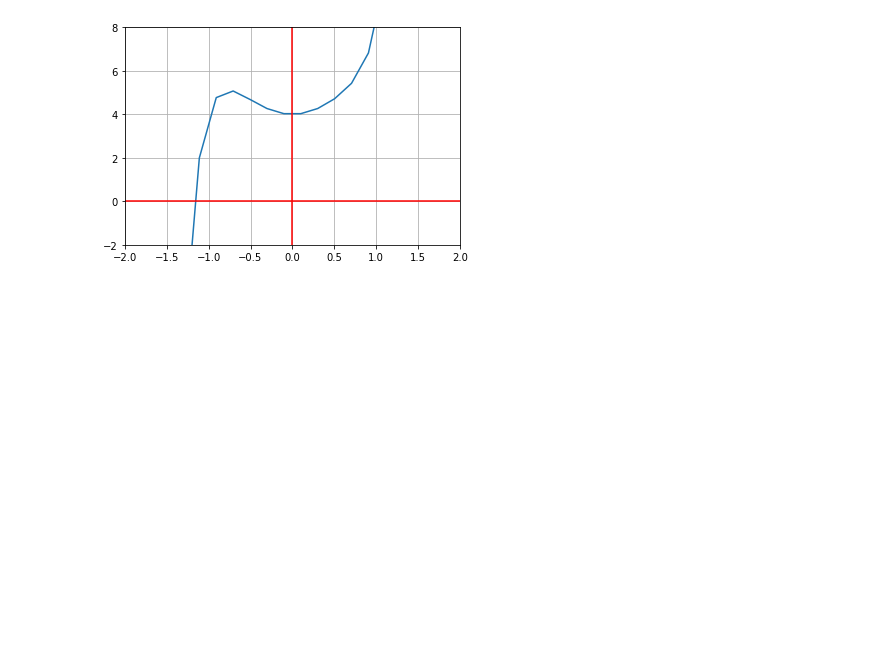
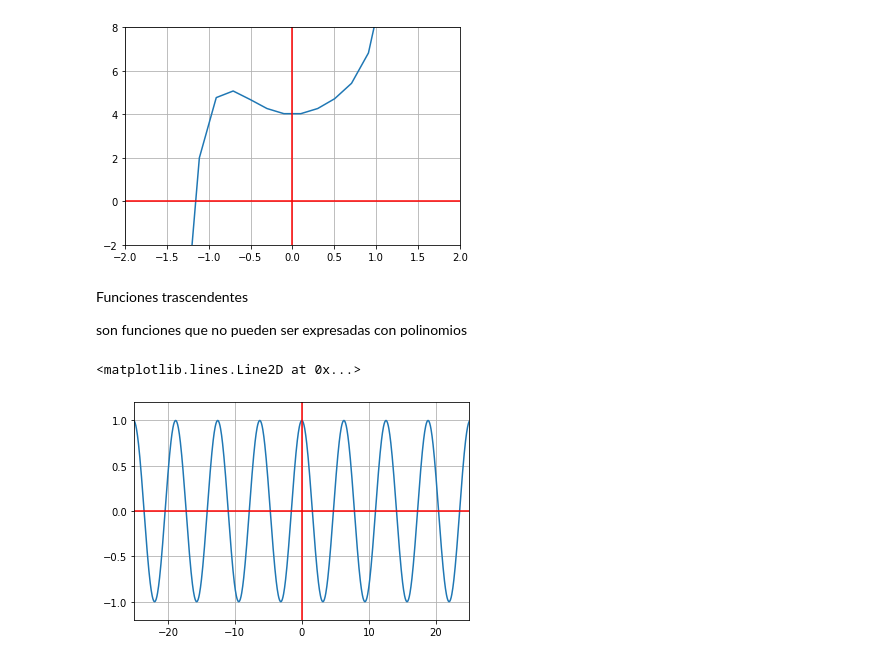
Before and after one commit to diegosaldiasq/diegosaldiasq.github.io, a Jupyter notebook: Ejercicio_1.ipynb, the cells around one changed output. Cells and saved outputs as stored; diff of their text form; code cells hidden in the pictures; blank space fills up the shorter version.

Commit message:
Segundo curso de funciones trascendentales

```diff
--- a/Ejercicio_1.ipynb
+++ b/Ejercicio_1.ipynb
@@ -40,3 +40,26 @@ ax.axvline(x=0, color='r')
 # %% [output]
 <matplotlib.lines.Line2D at 0x...>
 [figure]
+# %% [markdown]
+Funciones trascendentes
+
+son funciones que no pueden ser expresadas con polinomios
+# %%
+def f(x):
+  return np.cos(x)
+
+res = 1000
+
+x = np.linspace(-25.0, 25.0, num=res)
+y = f(x)
+
+fig, ax = plt.subplots()
+plt.xlim(-25, 25)
+plt.ylim(-1.2, 1.2)
+ax.plot(x,y)
+ax.grid()
+ax.axhline(y=0, color='r')
+ax.axvline(x=0, color='r')
+# %% [output]
+<matplotlib.lines.Line2D at 0x...>
+[figure, added]
```
Also changed, not shown: parts of 4 cells of this notebook.
